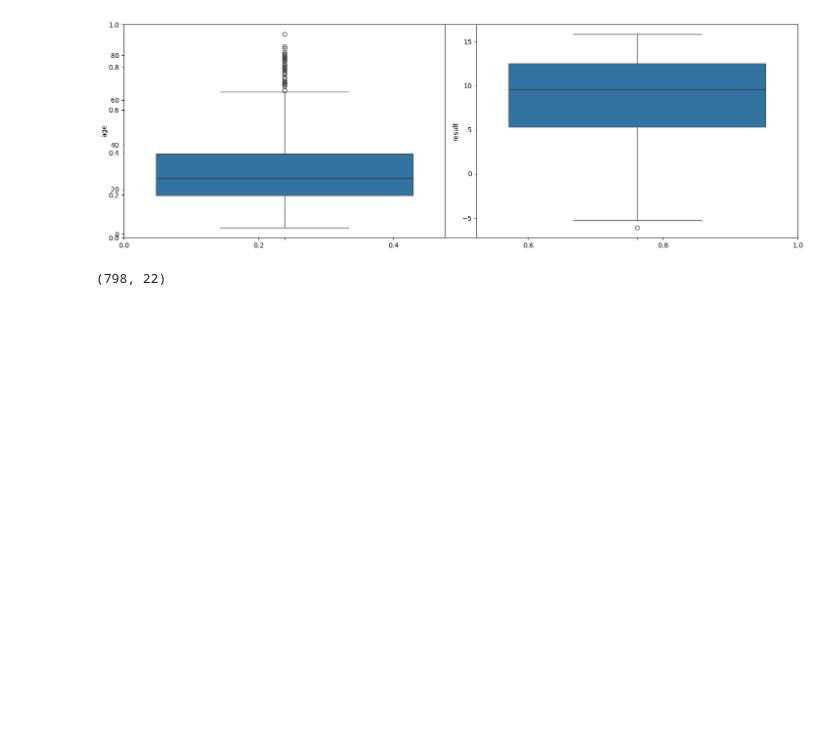
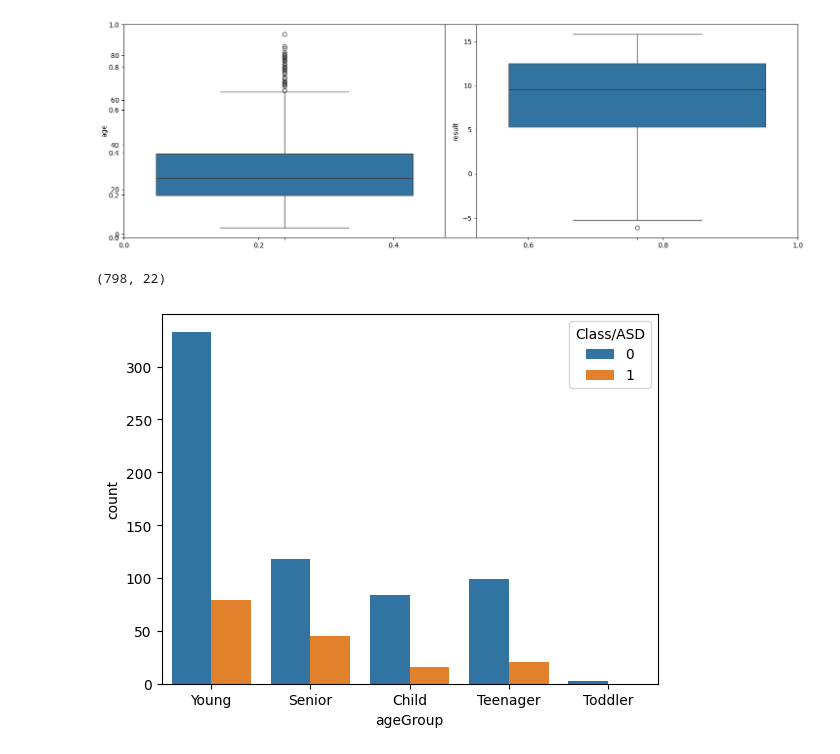
Before and after one commit to Sabaa-Abdennabi/Autism, a Jupyter notebook: Autism.ipynb, the cells around one changed output. Saved outputs shown, nothing was run; the diff lists cells and outputs as text; code cells hidden in the pictures; blank space fills up the shorter version.

```diff
--- a/Autism.ipynb
+++ b/Autism.ipynb
@@ -172,3 +172,21 @@ df = df[df['result'] > -5 ]
 df.shape
 # %% [output]
 (798, 22)
+# %%
+def convertAge(age):
+    if age < 4:
+        return "Toddler"
+    elif age < 12:
+        return "Child"
+    elif age < 18:
+        return "Teenager"
+    elif age < 40:
+        return "Young"
+    else:
+        return "Senior"
+df['ageGroup'] = df['age'].apply(convertAge)
+# %%
+sb.countplot(data=df, x='ageGroup', hue='Class/ASD')
+plt.show()
+# %% [output]
+[figure, added]
```
Also changed, not shown: parts of 7 cells of this notebook.
